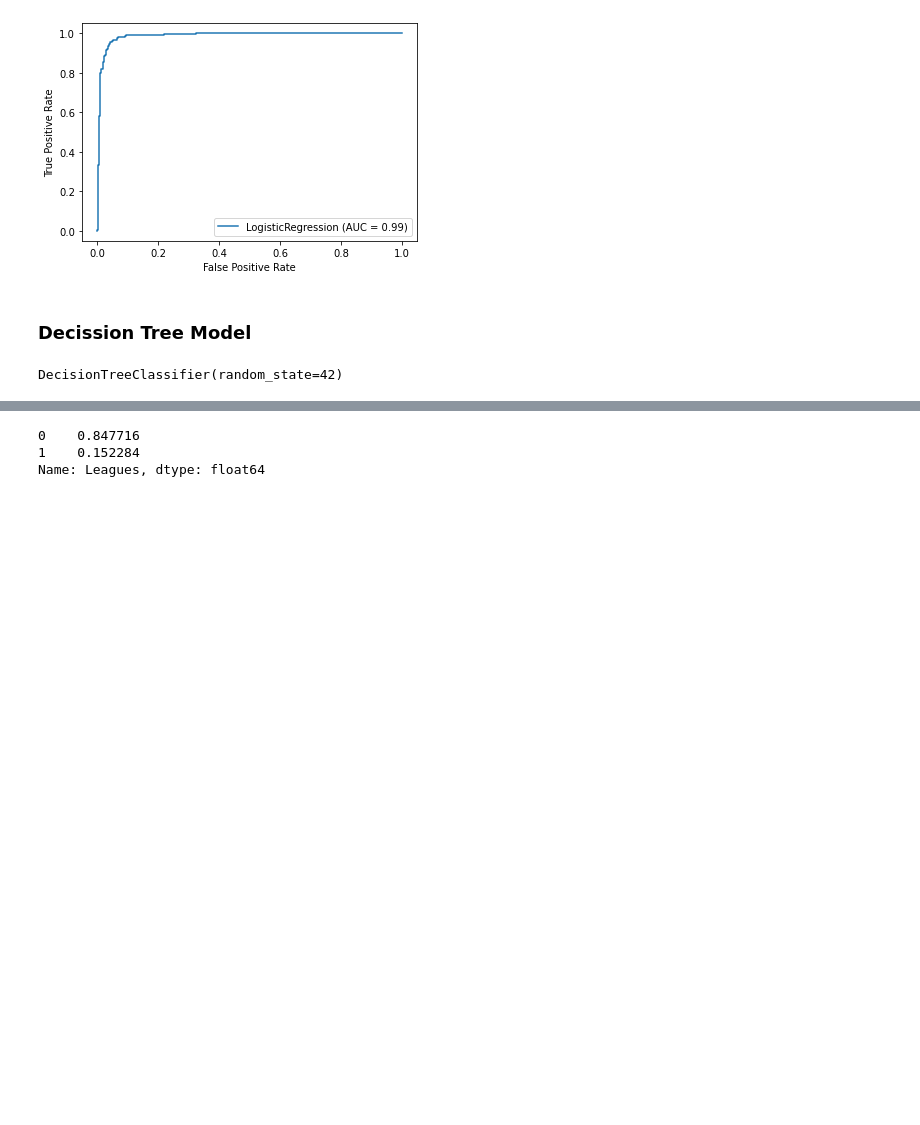
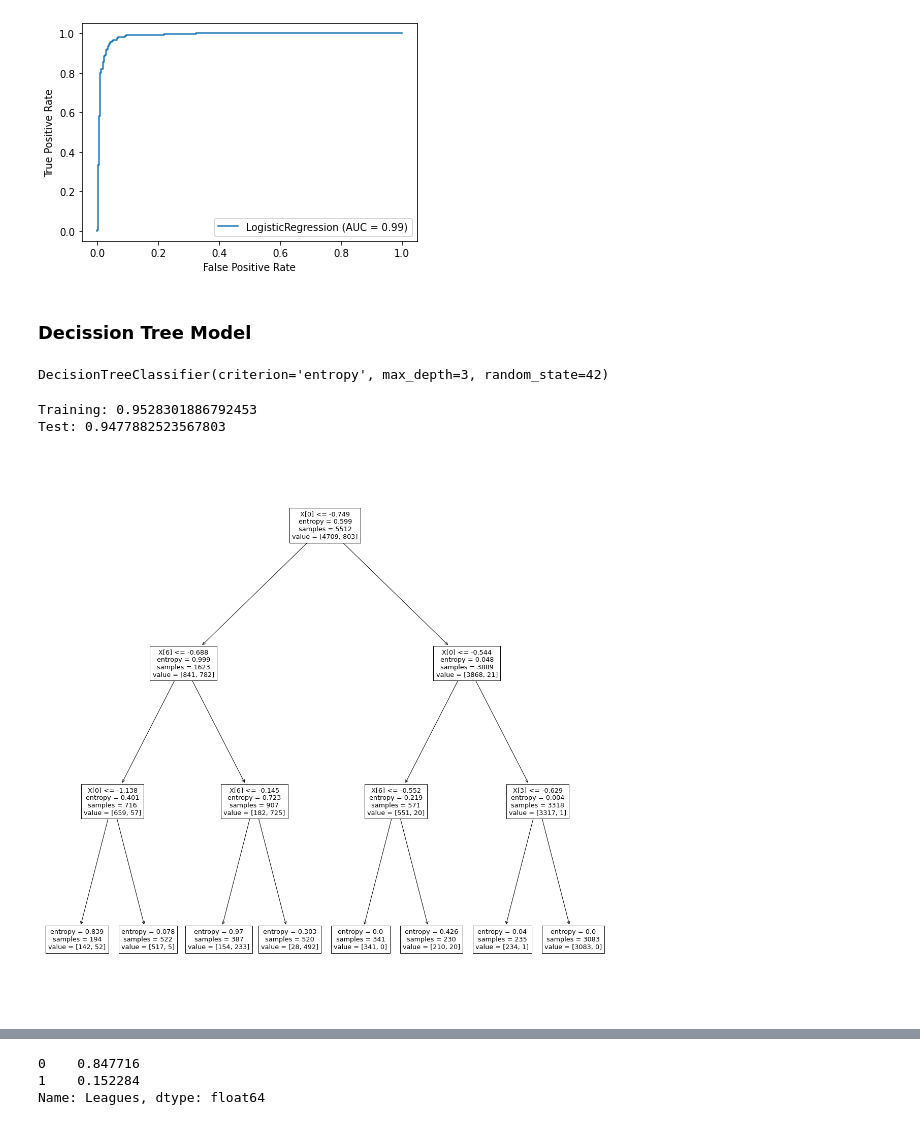
Before and after one commit to Kellyajara/MLB-MiLB-Classification, a Jupyter notebook: Project Notebook .ipynb, the cells around one changed output, grey strips where cells are left out. Saved outputs shown, nothing was run; the diff lists cells and outputs as text; code cells hidden in the pictures; blank space fills up the shorter version.

```diff
--- a/Project Notebook .ipynb
+++ b/Project Notebook .ipynb
@@ -420,8 +422,19 @@ plot_roc_curve(Pit_Model, X_test_scaled, y_test)
 # %% [markdown]
 ### Decission Tree Model
 # %%
-dt = DecisionTreeClassifier(random_state = 42)
+dt = DecisionTreeClassifier(criterion = 'entropy', max_depth = 3, random_state = 42)
 dt.fit(X_train_scaled, y_train)
 # %% [output]
-DecisionTreeClassifier(random_state=42)
+DecisionTreeClassifier(criterion='entropy', max_depth=3, random_state=42)
+# %%
+print('Training:', dt.score(X_train_scaled, y_train))
+print('Test:', dt.score(X_test_scaled, y_test))
+# %% [output]
+Training: 0.9528301886792453
+Test: 0.9477882523567803
+# %%
+f, ax = plt.subplots(figsize =(20,20))
+plot_tree(dt, ax=ax);
+# %% [output]
+[figure, added]
 # %%
```
Also changed, not shown: parts of 40 cells of this notebook.
